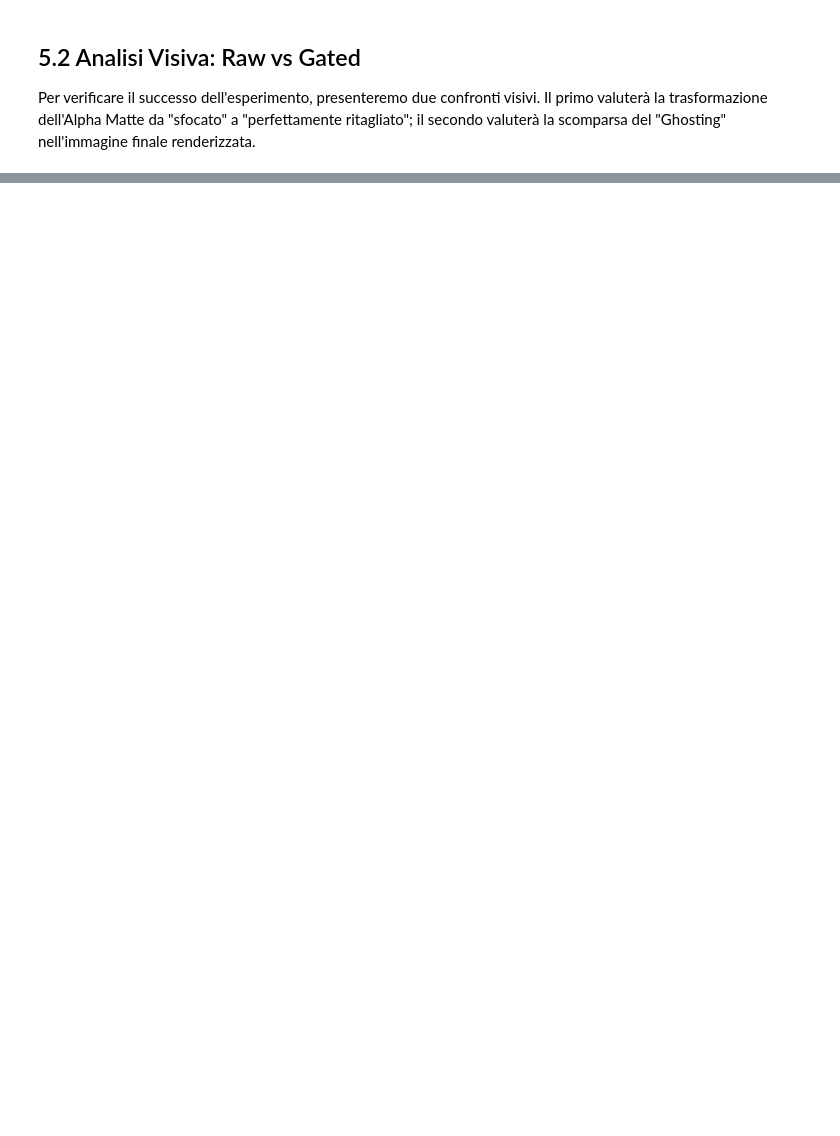
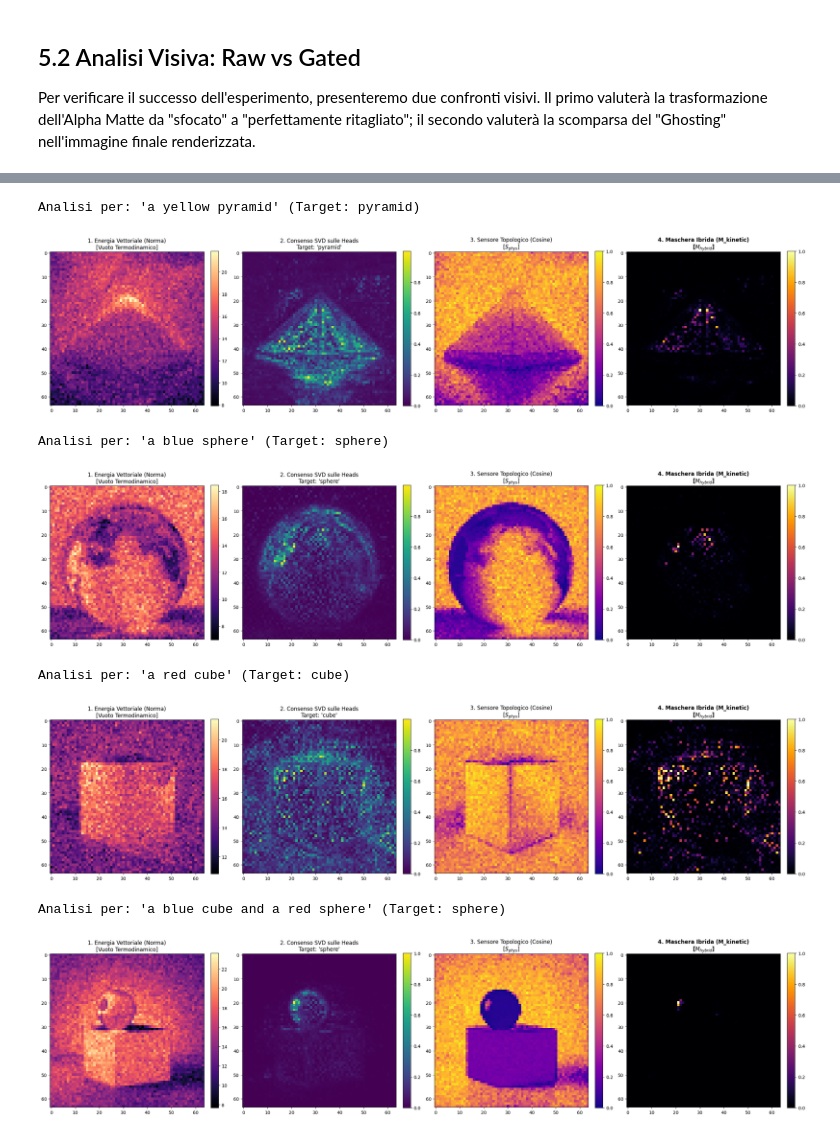
Before and after one commit to PtrTella/FlowStitch, a Jupyter notebook: local_analysis/05_statistical_energy_gating.ipynb, the cells around one changed output, grey strips where cells are left out. Cells and saved outputs as stored; diff of their text form; code cells hidden in the pictures; blank space fills up the shorter version.

```diff
--- a/local_analysis/05_statistical_energy_gating.ipynb
+++ b/local_analysis/05_statistical_energy_gating.ipynb
@@ -79,0 +390,79 @@ plt.show()
+# %%
+
+
+# ==========================================
+# 2. FUNZIONE DI RUN ED ESPORTAZIONE
+# ==========================================
+def run_supervised_hybrid_pipeline(db_path: str, word_to_isolate: str):
+    decoder = SvdCosineHybridDecoder(k=12.0, lambda_val=0.4) # lambda a 0.4 è un buon compromesso
+
+    # 1. Caricamento Metadati
+    with open(os.path.join(db_path, "metadata.json"), "r") as f:
+        target_prompt = json.load(f)["prompt"]
+    print(f"\nAnalisi per: '{target_prompt}' (Target: {word_to_isolate})")
+
+    attn_data = torch.load(os.path.join(db_path, "attention_maps.pt"), map_location="cpu", weights_only=False)
+    v_data = torch.load(os.path.join(db_path, "v0_velocity.pt"), map_location="cpu", weights_only=True)
+
+    # 2. Unpatchify Robusto (Mantiene le Heads intatte!)
+    attn_tensor = attn_data['layer_10'].to(torch.float32).squeeze(0) # [Heads, 4096, Seq]
+
+    H = W = int(v_data.shape[1] ** 0.5)
+    v_t = v_data.to(torch.float32).squeeze(0).view(H, W, -1).permute(2, 0, 1) # [C, H, W]
+
+    # 3. Esecuzione del Decoder Ibrido
+    M_hybrid, S_sem, S_phys = decoder(
+        attn_tensor=attn_tensor,
+        v_t=v_t,
+        prompt=target_prompt,
+        target_word=word_to_isolate,
+        spatial_shape=(H,W)
+    )
+
+    # 4. Generazione delle Maschere Separate per la Generazione FLUX
+    M_kinetic = M_hybrid.clone() # Maschera Tagliente per l'ODE Loop
+
+    # Maschera Solida per l'Attenzione (Garantita dalla purezza della SVD sulle Heads)
+    M_semantic = torch.sigmoid(20.0 * (S_sem - 0.2))
+    M_semantic = (M_semantic - M_semantic.min()) / (M_semantic.max() - M_semantic.min() + 1e-8)
+
+    # --- VISUALIZZAZIONE ---
+    plt.style.use('default')
+    fig, axs = plt.subplots(1, 4, figsize=(24, 6))
+
+    im0 = axs[0].imshow(torch.norm(v_t, dim=0).cpu().numpy(), cmap='magma')
+    axs[0].set_title("1. Energia Vettoriale (Norma)\n[Vuoto Termodinamico]", fontsize=12)
+    fig.colorbar(im0, ax=axs[0], fraction=0.046, pad=0.04)
+
+    im1 = axs[1].imshow(S_sem.cpu().numpy(), cmap='viridis')
+    axs[1].set_title(f"2. Consenso SVD sulle Heads\nTarget: '{word_to_isolate}'", fontsize=12)
+    fig.colorbar(im1, ax=axs[1], fraction=0.046, pad=0.04)
+
+    im2 = axs[2].imshow(S_phys.cpu().numpy(), cmap='plasma')
+    axs[2].set_title("3. Sensore Topologico (Cosine)\n[$S_{phys}$]", fontsize=12)
+    fig.colorbar(im2, ax=axs[2], fraction=0.046, pad=0.04)
+
+    im3 = axs[3].imshow(M_hybrid.cpu().numpy(), cmap='inferno')
+    axs[3].set_title("4. Maschera Ibrida (M_kinetic)\n[$M_{hybrid}$]", fontsize=12, fontweight='bold')
+    fig.colorbar(im3, ax=axs[3], fraction=0.046, pad=0.04)
+
+    plt.tight_layout()
+    plt.show()
+
+    # Ritorna i tensori pronti per essere salvati/iniettati nel FluxPipeline
+    return M_kinetic, M_semantic
+
+# --- ESECUZIONE TEST ---
+m_kin, m_sem = run_supervised_hybrid_pipeline(db_path="../data/dataset_v1/a_yellow_pyramid", word_to_isolate="pyramid")
+m_kin, m_sem = run_supervised_hybrid_pipeline(db_path="../data/dataset_v1/a_blue_sphere", word_to_isolate="sphere")
+m_kin, m_sem = run_supervised_hybrid_pipeline(db_path="../data/dataset_v1/a_red_cube", word_to_isolate="cube")
+m_kin, m_sem = run_supervised_hybrid_pipeline(db_path="../data/dataset_v1/a_blue_cube_and_a_red_sphere", word_to_isolate="sphere")
+# %% [output]
+Analisi per: 'a yellow pyramid' (Target: pyramid)
+[figure, added]
+Analisi per: 'a blue sphere' (Target: sphere)
+[figure, added]
+Analisi per: 'a red cube' (Target: cube)
+[figure, added]
+Analisi per: 'a blue cube and a red sphere' (Target: sphere)
+[figure, added]
```
Also changed, not shown: parts of 17 cells of this notebook, 19 other files.
